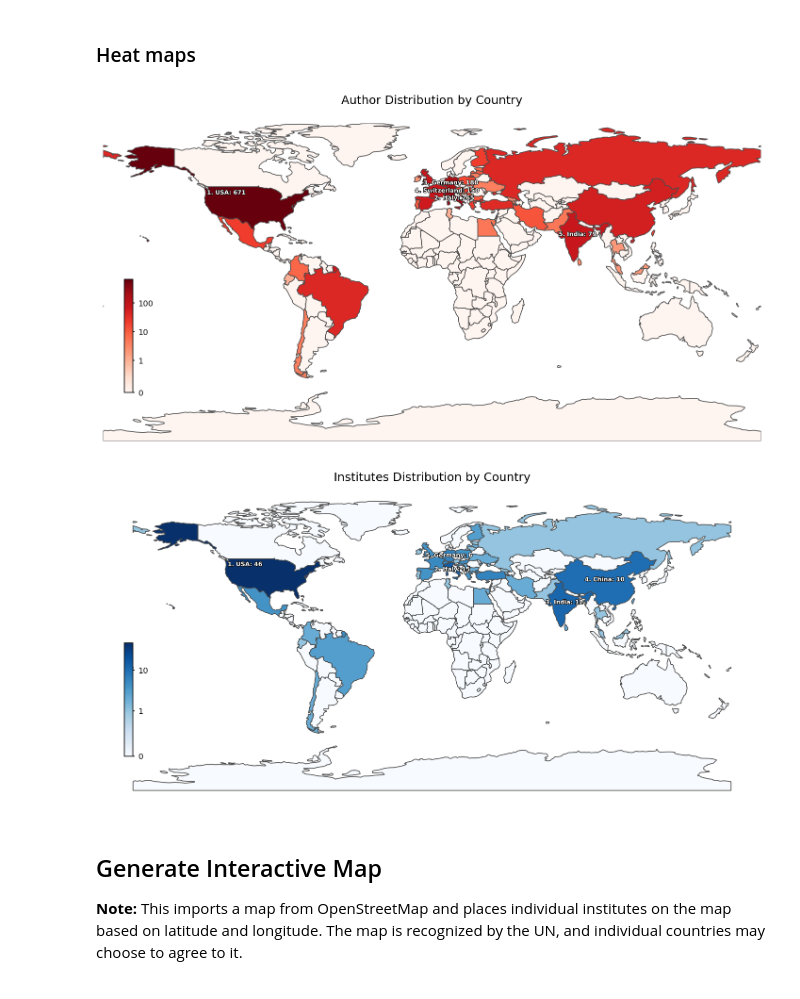
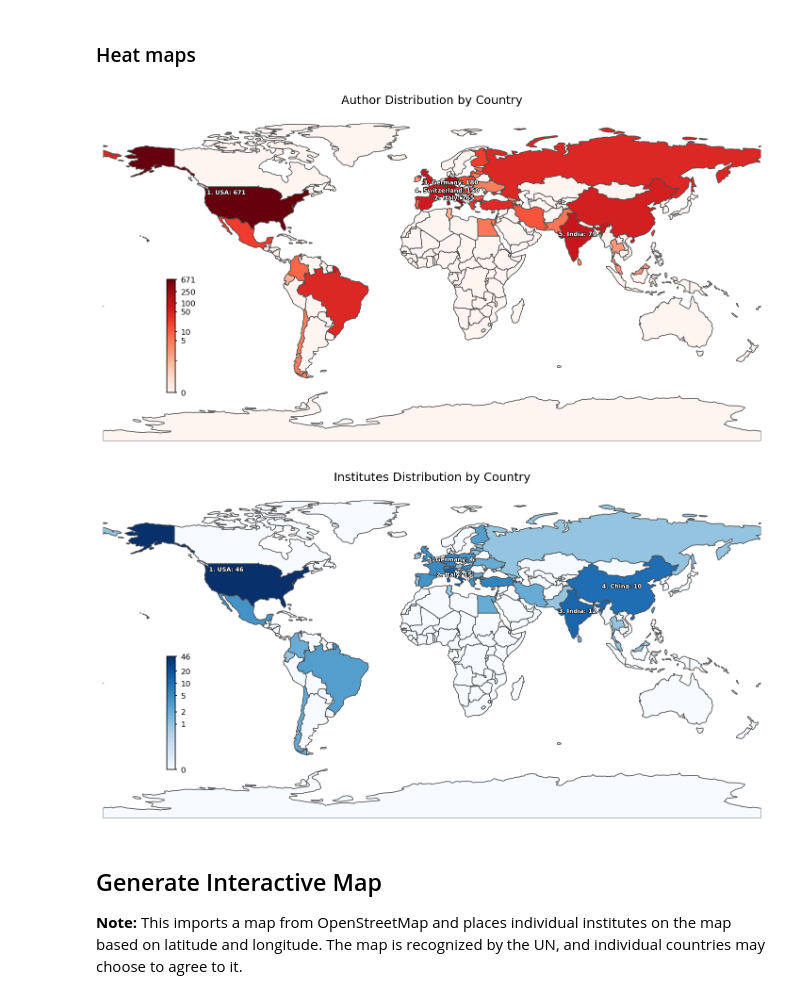
Before and after one commit to phazarik/cms-members-geodata, a Jupyter notebook: analyzeMembers.ipynb, the cells around one changed output. Cells and saved outputs as stored; diff of their text form; code cells hidden in the pictures.

Commit message:
Consistent colors/boundaries + svg support

```diff
--- a/analyzeMembers.ipynb
+++ b/analyzeMembers.ipynb
@@ -26,8 +26,8 @@ print('Ready!')
 # %% [output]
 Ready!
 # %%
-df_people = pd.read_excel("iCMS auto-generated/CMS members.xlsx")
-df_inst   = pd.read_excel("iCMS auto-generated/CMS institutes.xlsx")
+df_people = pd.read_excel("iCMS_auto-generated/CMS members.xlsx")
+df_inst   = pd.read_excel("iCMS_auto-generated/CMS institutes.xlsx")
 print('Auto-generated speadsheets converted to df.\n')
 
 print(df_people.columns)
@@ -314,12 +335,16 @@ world_people.plot(
     norm=norm
 )
 
-# Add custom colorbar at bottom left
-cax = fig1.add_axes([0.15, 0.3, 0.01, 0.2])  # [left, bottom, width, height]
+# Custom colorbar at bottom left
+cax = fig1.add_axes([0.2, 0.3, 0.01, 0.2])
 cbar = plt.colorbar(ax1.collections[0], cax=cax, orientation='vertical')
 cbar.ax.tick_params(labelsize=8, length=2)
-#for spine in cbar.ax.spines.values(): spine.set_visible(False)
 cbar.ax.tick_params(axis='x', which='both', bottom=False, top=False, labelbottom=False)
+
+# Add more ticks manually
+max_val = world_people['people_count'].max()
+ticks = [0, 5, 10, 50, 100, 250, int(max_val)]  # adjust as needed
+cbar.set_ticks([t for t in ticks if t <= max_val])
 cbar.ax.yaxis.set_major_formatter(ticker.FuncFormatter(lambda x, _: f'{x:.0f}'))
 
 top5_people = world_people.nlargest(5, 'people_count')
@@ -338,9 +363,10 @@ ax1.set_title('Author Distribution by Country', pad=20)
 ax1.axis('off')
 #plt.tight_layout()
 fig1.savefig('plots/heatmap_people.png', bbox_inches='tight', pad_inches=0.1)
+fig1.savefig('plots/heatmap_people.svg', bbox_inches='tight', pad_inches=0, transparent=True)
 plt.show()
 # %% [output]
-[figure, old version]
+[figure, new version]
 # %%
 inst_counts = inst_per_country[['Country', 'inst_count']].copy()
 inst_counts['Country'] = inst_counts['Country'].replace(name_replacements)
@@ -356,38 +382,45 @@ norm = SymLogNorm(linthresh=1, linscale=1, base=10, vmin=0, vmax=world_inst['ins
 world_inst.plot(
     column='inst_count',
     cmap='Blues',
     linewidth=0.8,
     ax=ax2,
     edgecolor='0.3',
     legend=False,
     norm=norm
 )
 
-# Add custom colorbar at bottom left
-cax = fig2.add_axes([0.15, 0.3, 0.01, 0.2])  # [left, bottom, width, height]
+# Custom colorbar at bottom left
+cax = fig2.add_axes([0.2, 0.3, 0.01, 0.2])
 cbar = plt.colorbar(ax2.collections[0], cax=cax, orientation='vertical')
 cbar.ax.tick_params(labelsize=8, length=2)
-#for spine in cbar.ax.spines.values(): spine.set_visible(False)
 cbar.ax.tick_params(axis='x', which='both', bottom=False, top=False, labelbottom=False)
+
+# Add more ticks manually
+max_val = world_inst['inst_count'].max()
+ticks = [0, 1, 2, 5, 10, 20, 50, 100, int(max_val)]  # adjust as needed
+cbar.set_ticks([t for t in ticks if t <= max_val])
 cbar.ax.yaxis.set_major_formatter(ticker.FuncFormatter(lambda x, _: f'{x:.0f}'))
 
 top5_inst = world_inst.nlargest(5, 'inst_count')
 for i, (_, row) in enumerate(top5_inst.iterrows(), 1):
     ax2.annotate(
         f"{i}. {row['NAME']}: {int(row['inst_count'])}",
         xy=(row.geometry.centroid.x, row.geometry.centroid.y),
         ha='center', va='center',
         color='white', fontsize=6, weight='bold', alpha=1,
         path_effects=[path_effects.Stroke(linewidth=1, foreground='black'), path_effects.Normal()]
     )
 
-ax2.set_title('Institutes Distribution by Country')
+ax2.set_xlim(common_xlim)
+ax2.set_ylim(common_ylim)
+ax2.set_title('Institutes Distribution by Country', pad=20)
 ax2.axis('off')
 #plt.tight_layout()
 fig2.savefig('plots/heatmap_institutes.png', bbox_inches='tight', pad_inches=0.1)
+fig2.savefig('plots/heatmap_institutes.svg', bbox_inches='tight', pad_inches=0, transparent=True)
 plt.show()
 # %% [output]
-[figure, old version]
+[figure, new version]
 # %% [markdown]
 ## Generate Interactive Map
 
```
Also changed, not shown: parts of 3 cells of this notebook, 10 other files.
